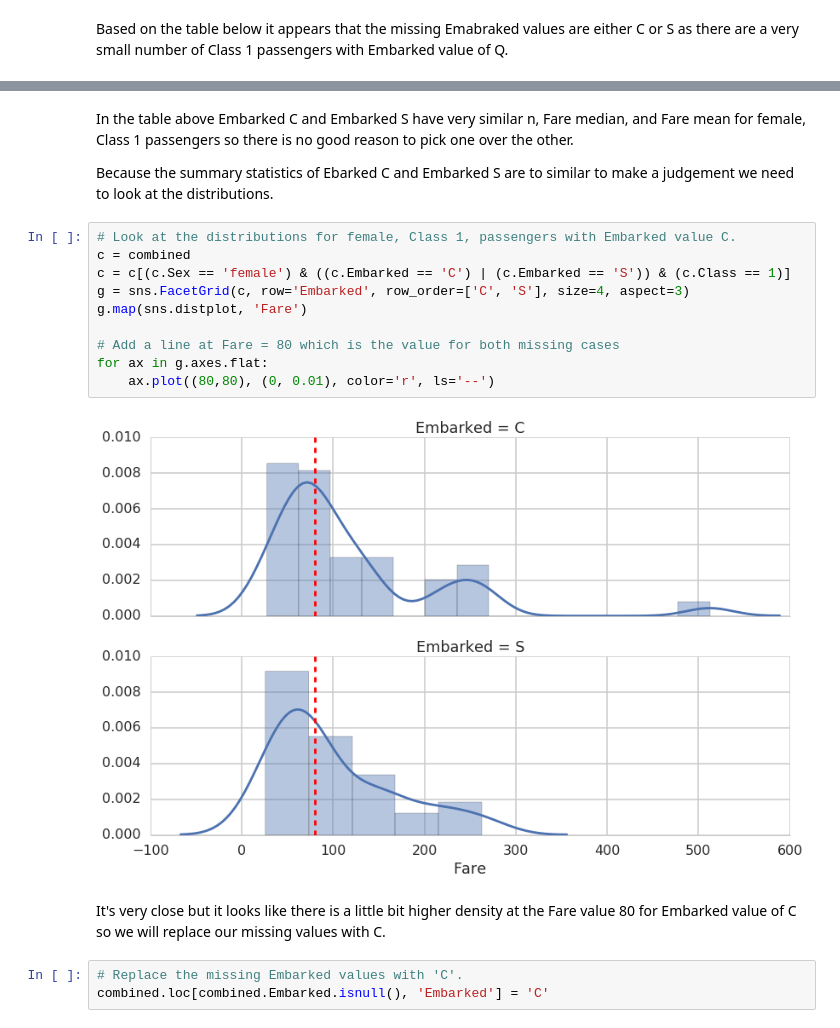
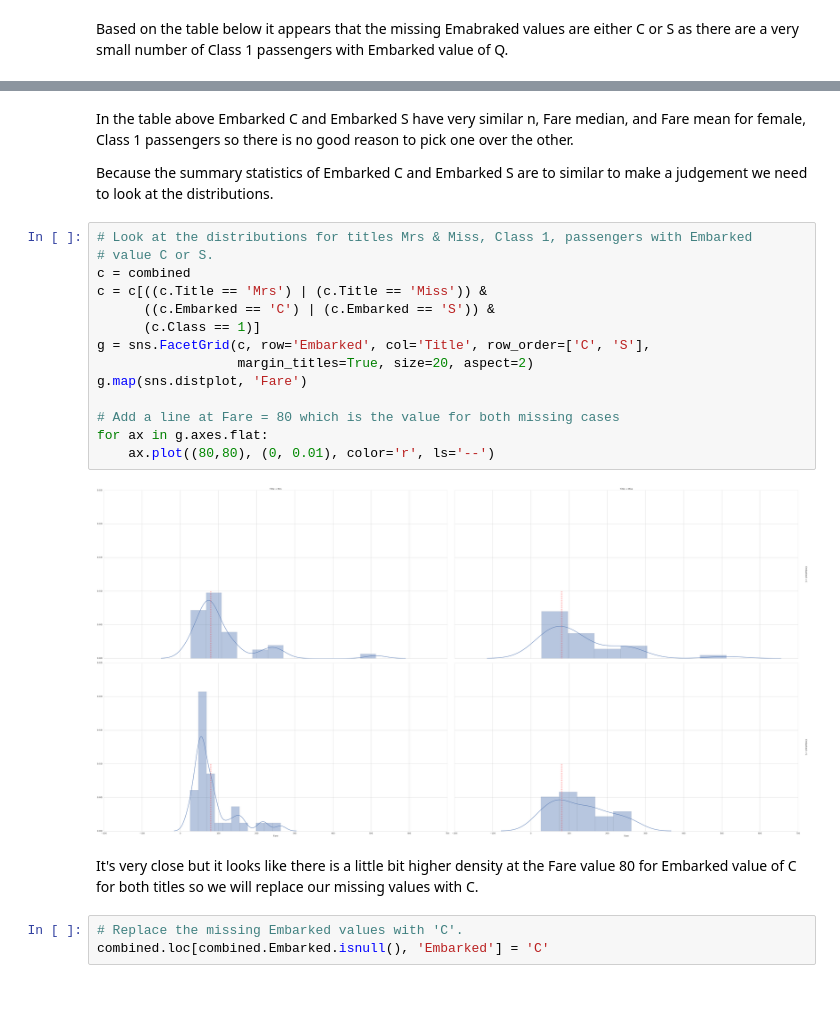
Before and after one commit to brandoncgay/Kaggle_Titanic, a Jupyter notebook: TitanicSurvival.ipynb, the cells around one changed output, grey strips where cells are left out. Drawn from its saved outputs; the diff is of its cells as text; blank space fills up the shorter version.

```diff
--- a/TitanicSurvival.ipynb
+++ b/TitanicSurvival.ipynb
@@ -137,21 +166,25 @@ combined.groupby(['Embarked', 'Class', 'Sex']).agg({'Fare':[np.median, np.mean,
 # %% [markdown]
 In the table above Embarked C and Embarked S have very similar n, Fare median, and Fare mean for female, Class 1 passengers so there is no good reason to pick one over the other.
 
-Because the summary statistics of Ebarked C and Embarked S are to similar to make a judgement we need to look at the distributions.
+Because the summary statistics of Embarked C and Embarked S are to similar to make a judgement we need to look at the distributions.
 # %%
-# Look at the distributions for female, Class 1, passengers with Embarked value C.
+# Look at the distributions for titles Mrs & Miss, Class 1, passengers with Embarked
+# value C or S.
 c = combined
-c = c[(c.Sex == 'female') & ((c.Embarked == 'C') | (c.Embarked == 'S')) & (c.Class == 1)]
-g = sns.FacetGrid(c, row='Embarked', row_order=['C', 'S'], size=4, aspect=3)
+c = c[((c.Title == 'Mrs') | (c.Title == 'Miss')) &
+      ((c.Embarked == 'C') | (c.Embarked == 'S')) &
+      (c.Class == 1)]
+g = sns.FacetGrid(c, row='Embarked', col='Title', row_order=['C', 'S'],
+                  margin_titles=True, size=20, aspect=2)
 g.map(sns.distplot, 'Fare')
 
 # Add a line at Fare = 80 which is the value for both missing cases
 for ax in g.axes.flat:
     ax.plot((80,80), (0, 0.01), color='r', ls='--')
 # %% [output]
-[figure, old version]
+[figure, new version]
 # %% [markdown]
-It's very close but it looks like there is a little bit higher density at the Fare value 80 for Embarked value of C so we will replace our missing values with C.
+It's very close but it looks like there is a little bit higher density at the Fare value 80 for Embarked value of C for both titles so we will replace our missing values with C.
 # %%
 # Replace the missing Embarked values with 'C'.
 combined.loc[combined.Embarked.isnull(), 'Embarked'] = 'C'
```
Also changed, not shown: parts of 26 cells of this notebook, 1 other file.
